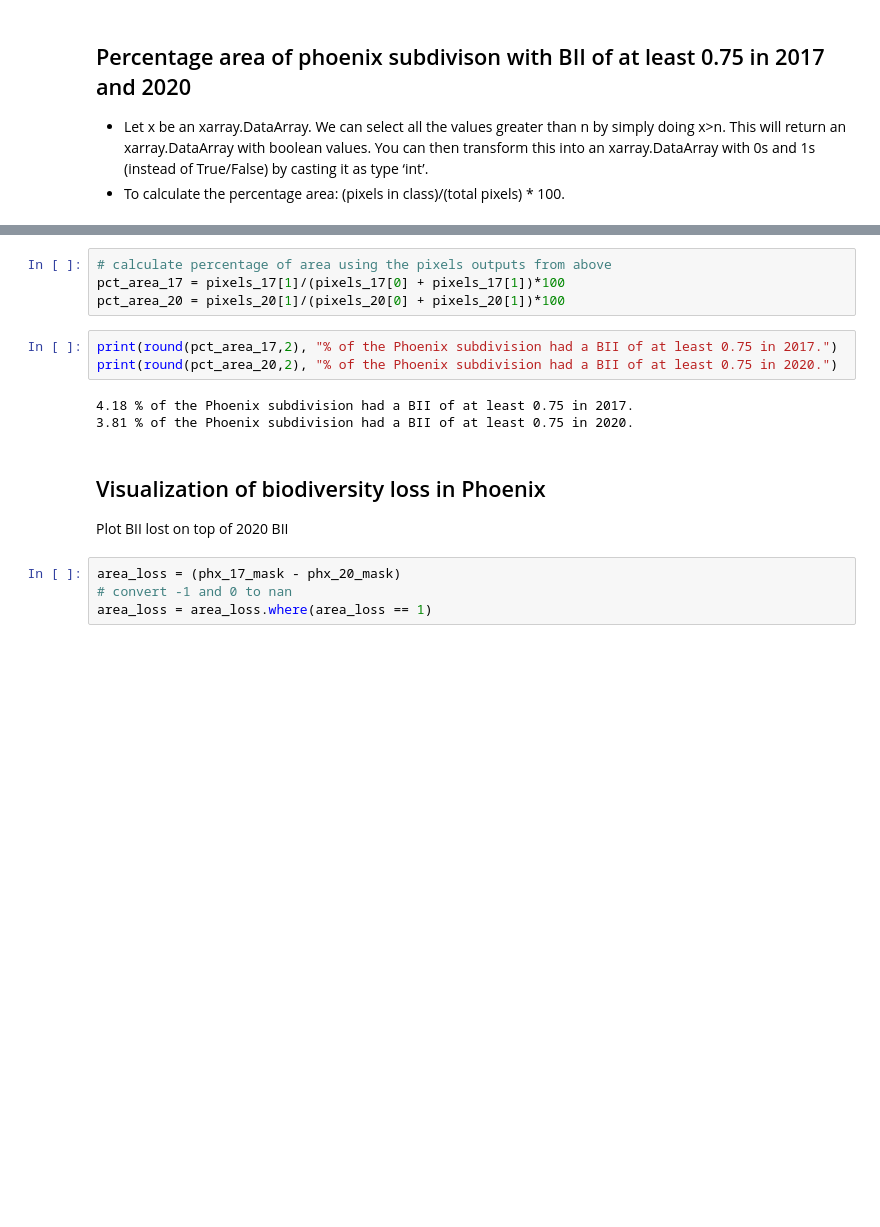
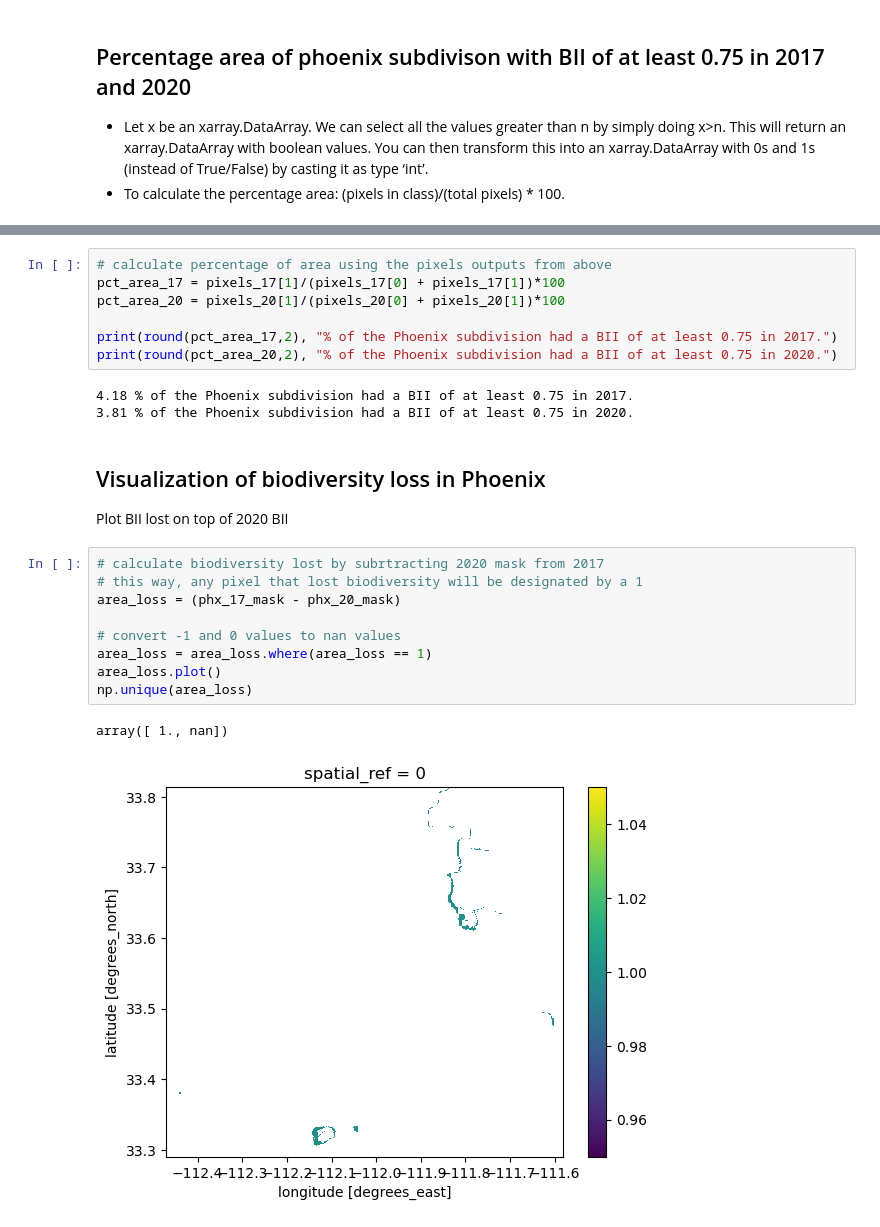
Before and after one commit to amandaherbst/eds220-phx-biodiversity-loss, a Jupyter notebook: phx-bii-change.ipynb, the cells around one changed output, grey strips where cells are left out. Cells and saved outputs as stored; diff of their text form; blank space fills up the shorter version.

```diff
--- a/phx-bii-change.ipynb
+++ b/phx-bii-change.ipynb
@@ -133,17 +172,25 @@ pix_counts
 # calculate percentage of area using the pixels outputs from above
 pct_area_17 = pixels_17[1]/(pixels_17[0] + pixels_17[1])*100
 pct_area_20 = pixels_20[1]/(pixels_20[0] + pixels_20[1])*100
+
+print(round(pct_area_17,2), "% of the Phoenix subdivision had a BII of at least 0.75 in 2017.")
+print(round(pct_area_20,2), "% of the Phoenix subdivision had a BII of at least 0.75 in 2020.")
+# %% [output]
+4.18 % of the Phoenix subdivision had a BII of at least 0.75 in 2017.
+3.81 % of the Phoenix subdivision had a BII of at least 0.75 in 2020.
-# %%
-print(round(pct_area_17,2), "% of the Phoenix subdivision had a BII of at least 0.75 in 2017.")
-print(round(pct_area_20,2), "% of the Phoenix subdivision had a BII of at least 0.75 in 2020.")
-# %% [output]
-4.18 % of the Phoenix subdivision had a BII of at least 0.75 in 2017.
-3.81 % of the Phoenix subdivision had a BII of at least 0.75 in 2020.
 # %% [markdown]
 ## Visualization of biodiversity loss in Phoenix
 
 Plot BII lost on top of 2020 BII
-# %%
-area_loss = (phx_17_mask - phx_20_mask)
-# convert -1 and 0 to nan
-area_loss = area_loss.where(area_loss == 1)
+# %%
+# calculate biodiversity lost by subrtracting 2020 mask from 2017
+# this way, any pixel that lost biodiversity will be designated by a 1
+area_loss = (phx_17_mask - phx_20_mask)
+
+# convert -1 and 0 values to nan values
+area_loss = area_loss.where(area_loss == 1)
+area_loss.plot()
+np.unique(area_loss)
+# %% [output]
+array([ 1., nan])
+[figure, added]
```
Also changed, not shown: parts of 14 cells of this notebook.
